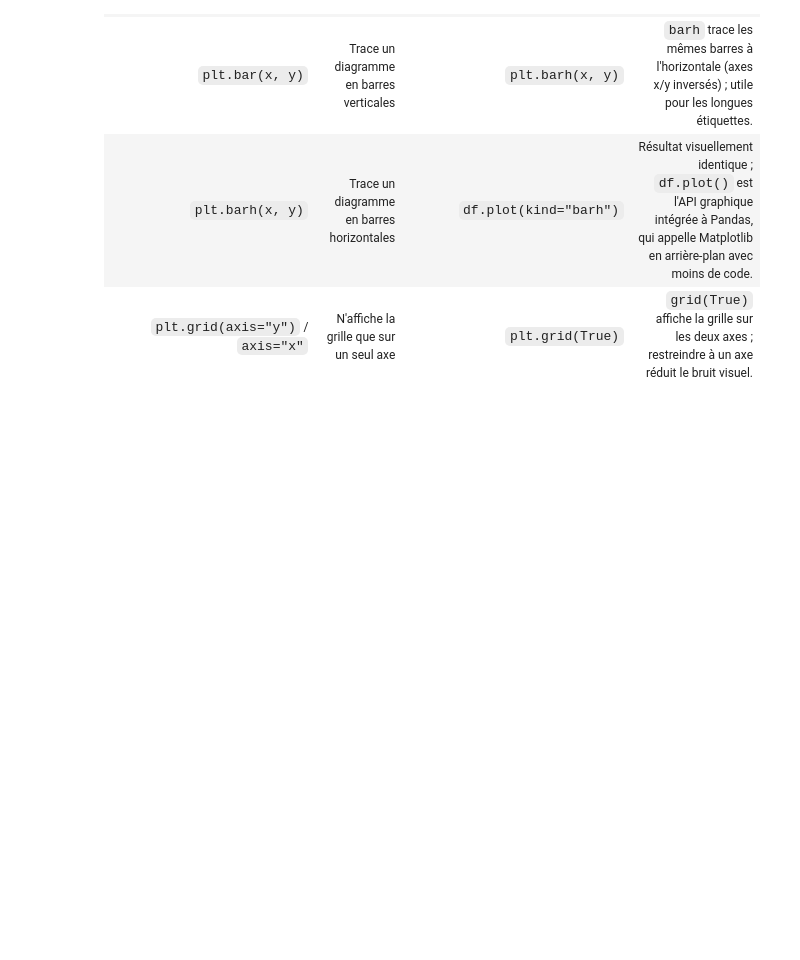
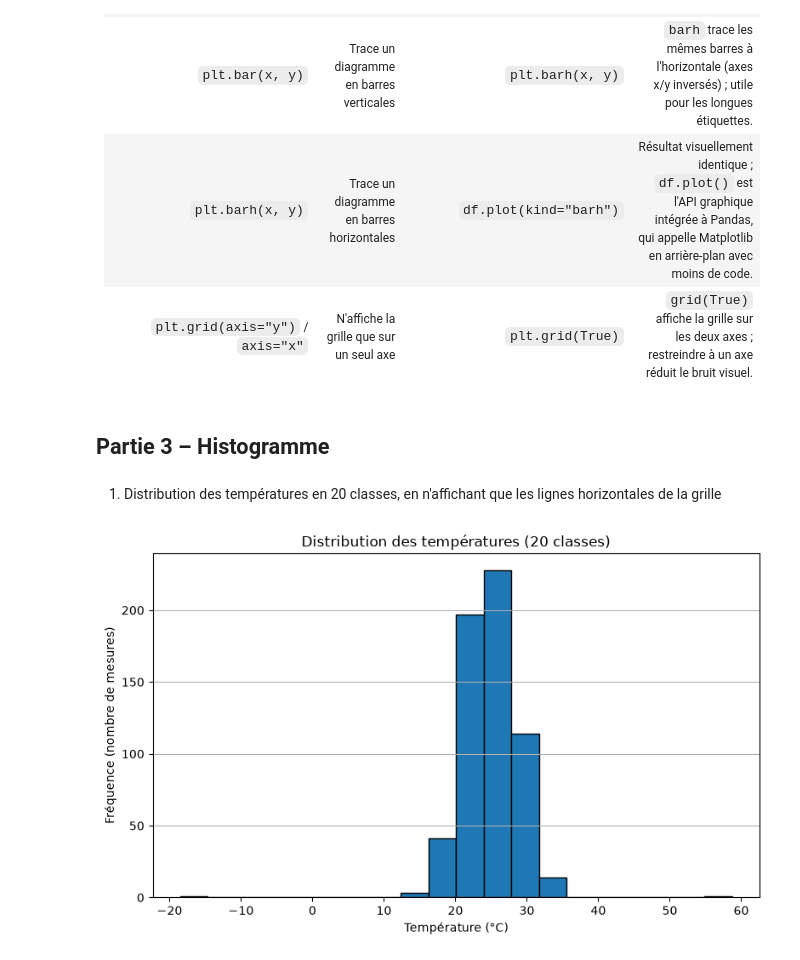
Before and after one commit to Abdoulaye-Diouf/atelier_matplotlib_iot, a Jupyter notebook: notebooks/atelier_matplotlib_iot.ipynb, the cells around one changed output. Saved outputs shown, nothing was run; the diff lists cells and outputs as text; code cells hidden in the pictures; blank space fills up the shorter version.

Commit message:
feat: partie 3 - ajout de l'histogramme

```diff
--- a/notebooks/atelier_matplotlib_iot.ipynb
+++ b/notebooks/atelier_matplotlib_iot.ipynb
@@ -163,3 +163,20 @@ Un graphique en barres horizontal (`barh`) devient plus lisible qu'un graphique
 | `plt.bar(x, y)` | Trace un diagramme en barres verticales | `plt.barh(x, y)` | `barh` trace les mêmes barres à l'horizontale (axes x/y inversés) ; utile pour les longues étiquettes. |
 | `plt.barh(x, y)` | Trace un diagramme en barres horizontales | `df.plot(kind="barh")` | Résultat visuellement identique ; `df.plot()` est l'API graphique intégrée à Pandas, qui appelle Matplotlib en arrière-plan avec moins de code. |
 | `plt.grid(axis="y")` / `axis="x"` | N'affiche la grille que sur un seul axe | `plt.grid(True)` | `grid(True)` affiche la grille sur les deux axes ; restreindre à un axe réduit le bruit visuel. |
+# %% [markdown]
+## Partie 3 – Histogramme
+# %% [markdown]
+1) Distribution des températures en 20 classes, en n'affichant que les lignes horizontales de la grille
+# %%
+# dropna() car hist() ne gère pas les NaN
+plt.figure(figsize=(8, 5))
+plt.hist(df["temperature"].dropna(), bins=20, color="tab:blue", edgecolor="black")
+
+plt.title("Distribution des températures (20 classes)")
+plt.xlabel("Température (°C)")
+plt.ylabel("Fréquence (nombre de mesures)")
+plt.grid(axis="y")
+plt.tight_layout()
+plt.show()
+# %% [output]
+[figure, added]
```
Also changed, not shown: parts of 9 cells of this notebook.
